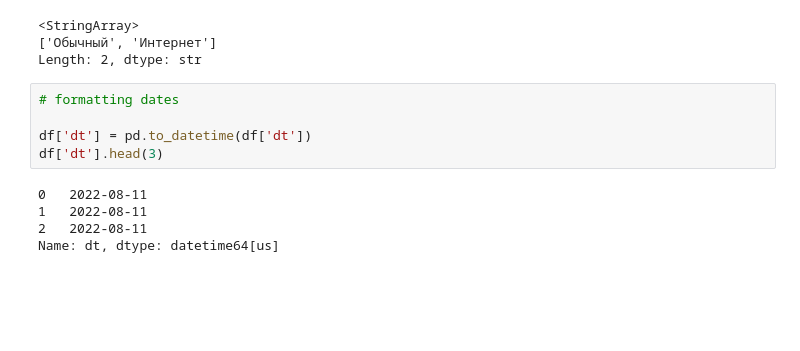
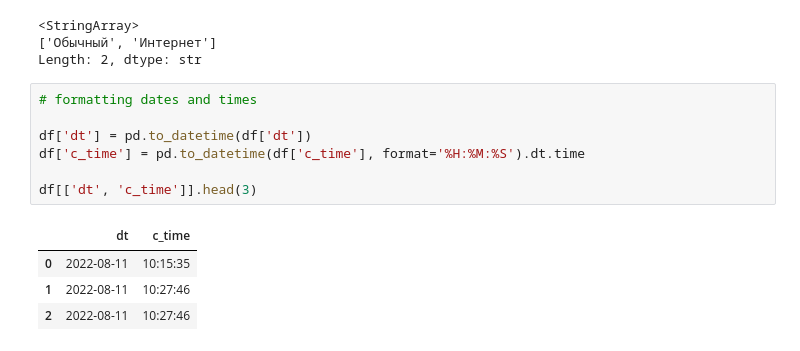
Before and after one commit to norriddx/pharmacy-analysis, a Jupyter notebook: eda.ipynb, the cells around one changed output. Cells and saved outputs as stored; diff of their text form; blank space fills up the shorter version.

```diff
--- a/eda.ipynb
+++ b/eda.ipynb
@@ -113,15 +115,17 @@ df['vzak'].unique()
 ['Обычный', 'Интернет']
 Length: 2, dtype: str
 # %%
-# formatting dates
+# formatting dates and times
 
 df['dt'] = pd.to_datetime(df['dt'])
-df['dt'].head(3)
+df['c_time'] = pd.to_datetime(df['c_time'], format='%H:%M:%S').dt.time
+
+df[['dt', 'c_time']].head(3)
 # %% [output]
-0   2022-08-11
-1   2022-08-11
-2   2022-08-11
-Name: dt, dtype: datetime64[us]
+|  | dt | c_time |
+| 0 | 2022-08-11 | 10:15:35 |
+| 1 | 2022-08-11 | 10:27:46 |
+| 2 | 2022-08-11 | 10:27:46 |
 # %%
 # filling nan-values in disc_id and disc_barcode columns, so there is no more nan-values in data
 
```
Also changed, not shown: parts of 10 cells of this notebook.
